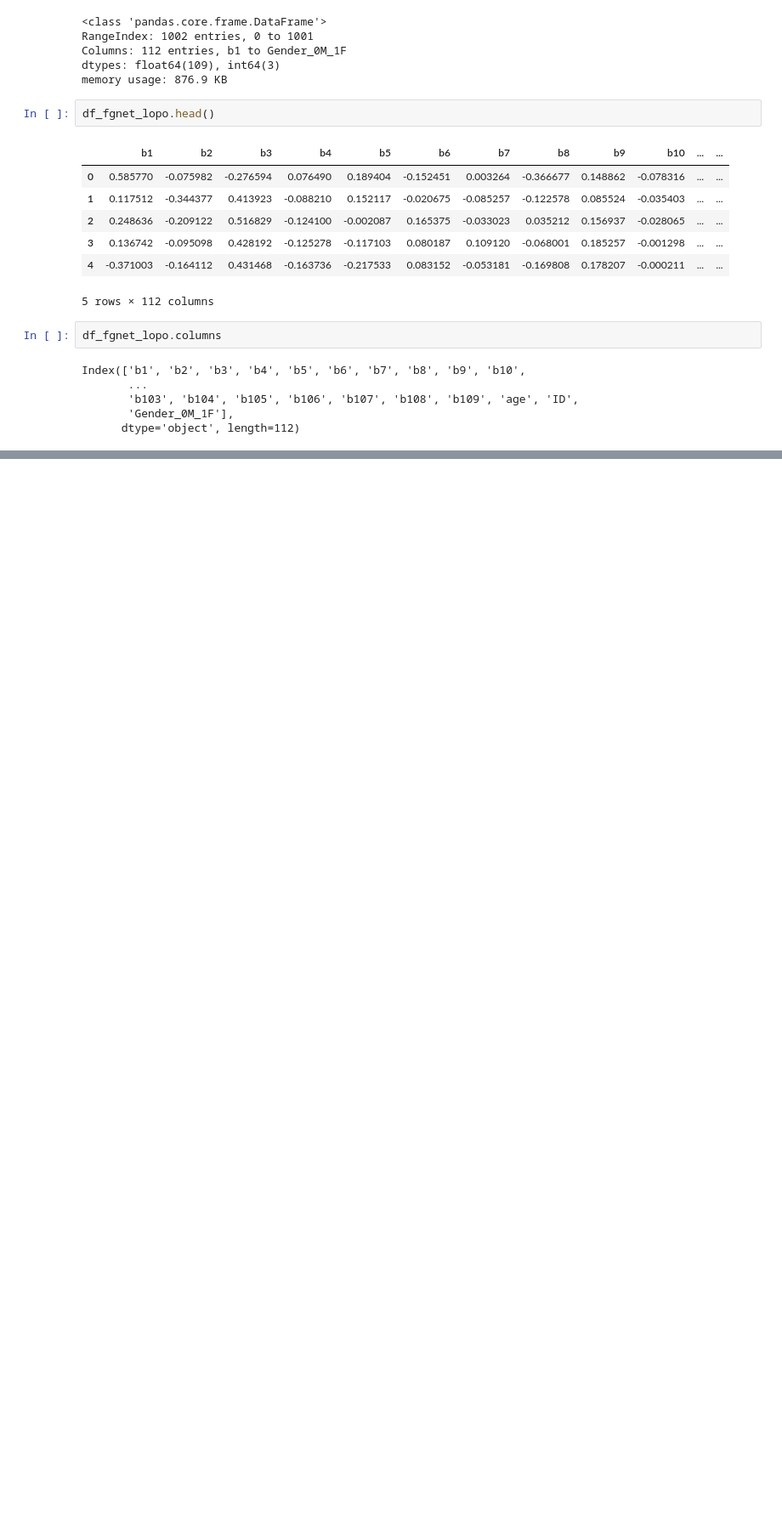
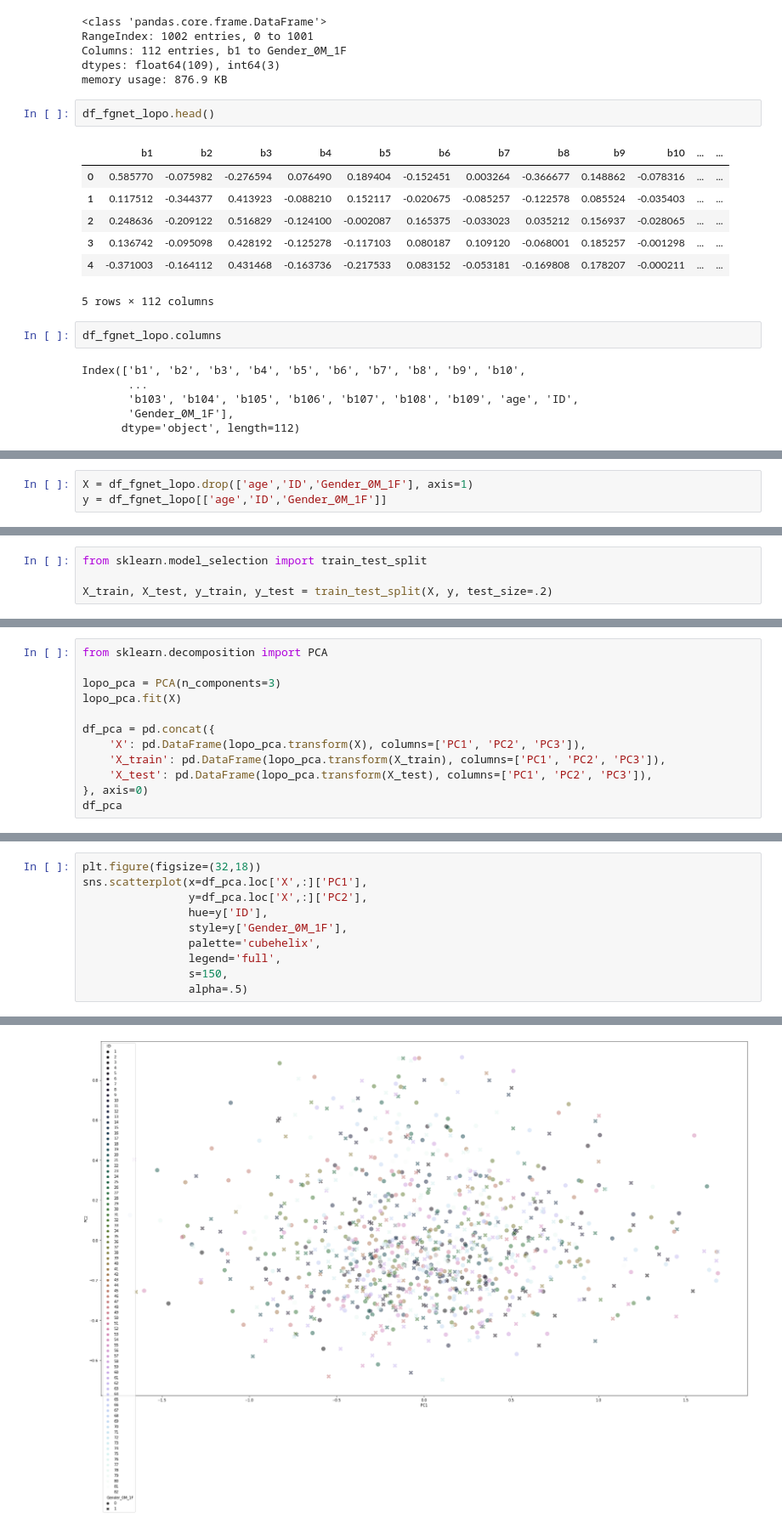
Before and after one commit to michael-suggs/py-FGNET, a Jupyter notebook: eda-fgnet-lopo.ipynb, the cells around one changed output, grey strips where cells are left out. Shown at 85% size. Drawn from its saved outputs; the diff is of its cells as text; blank space fills up the shorter version.

Commit message:
Adding models.

```diff
--- a/eda-fgnet-lopo.ipynb
+++ b/eda-fgnet-lopo.ipynb
@@ -35,0 +48,3 @@ Index(['b1', 'b2', 'b3', 'b4', 'b5', 'b6', 'b7', 'b8', 'b9', 'b10',
+# %%
+X = df_fgnet_lopo.drop(['age','ID','Gender_0M_1F'], axis=1)
+y = df_fgnet_lopo[['age','ID','Gender_0M_1F']]
@@ -35,0 +63,4 @@ Index(['b1', 'b2', 'b3', 'b4', 'b5', 'b6', 'b7', 'b8', 'b9', 'b10',
+# %%
+from sklearn.model_selection import train_test_split
+
+X_train, X_test, y_train, y_test = train_test_split(X, y, test_size=.2)
@@ -35,0 +83,12 @@ Index(['b1', 'b2', 'b3', 'b4', 'b5', 'b6', 'b7', 'b8', 'b9', 'b10',
+# %%
+from sklearn.decomposition import PCA
+
+lopo_pca = PCA(n_components=3)
+lopo_pca.fit(X)
+
+df_pca = pd.concat({
+    'X': pd.DataFrame(lopo_pca.transform(X), columns=['PC1', 'PC2', 'PC3']),
+    'X_train': pd.DataFrame(lopo_pca.transform(X_train), columns=['PC1', 'PC2', 'PC3']),
+    'X_test': pd.DataFrame(lopo_pca.transform(X_test), columns=['PC1', 'PC2', 'PC3']),
+}, axis=0)
+df_pca
@@ -35,0 +124,11 @@ Index(['b1', 'b2', 'b3', 'b4', 'b5', 'b6', 'b7', 'b8', 'b9', 'b10',
+# %%
+plt.figure(figsize=(32,18))
+sns.scatterplot(x=df_pca.loc['X',:]['PC1'],
+                y=df_pca.loc['X',:]['PC2'],
+                hue=y['ID'],
+                style=y['Gender_0M_1F'],
+                palette='cubehelix',
+                legend='full',
+                s=150,
+                alpha=.5)
+# %% [output]
@@ -35,0 +136 @@ Index(['b1', 'b2', 'b3', 'b4', 'b5', 'b6', 'b7', 'b8', 'b9', 'b10',
+[figure, added]
```
Also changed, not shown: parts of 34 cells of this notebook, 2 other files.
